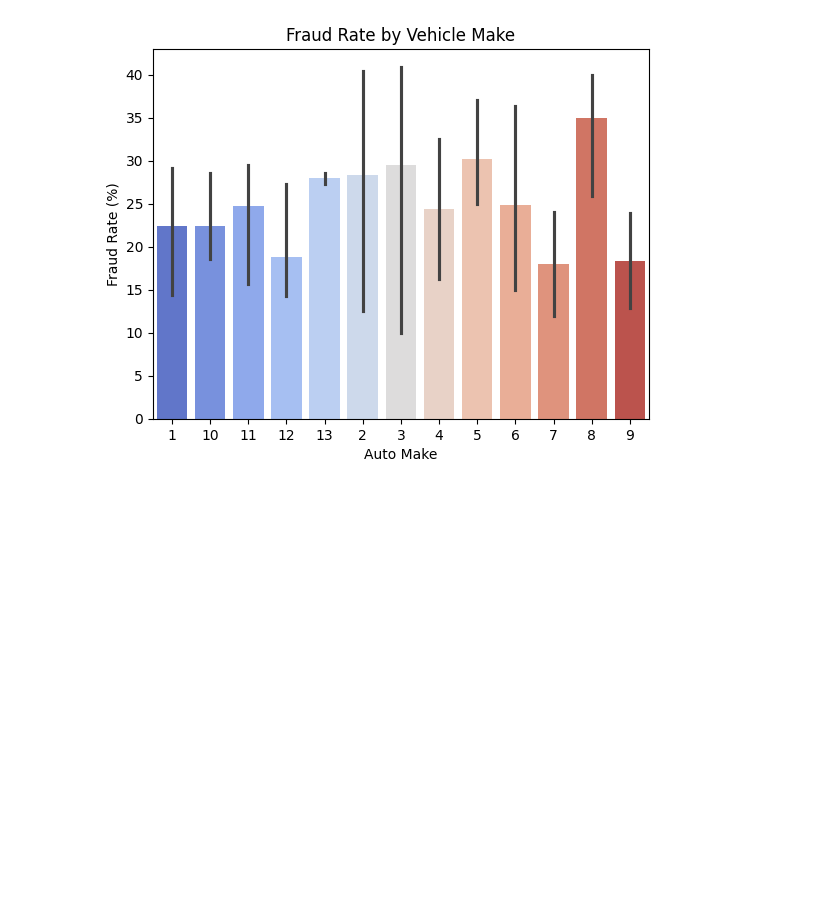
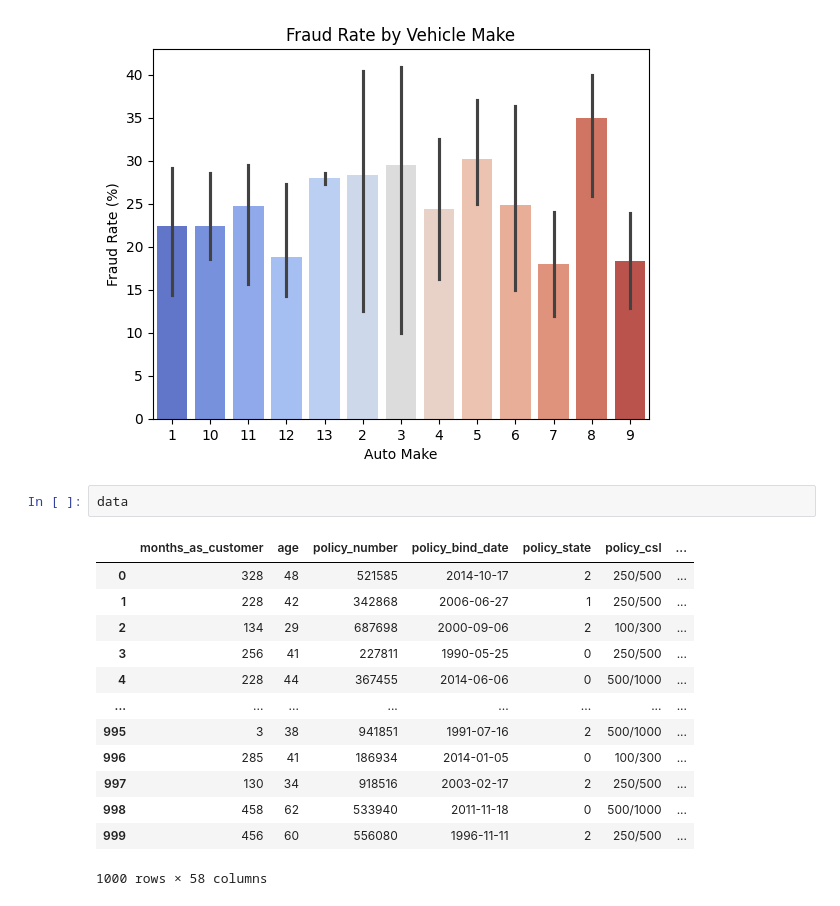
Before and after one commit to soplima/Automobile-Insurance-Claim-Prediction, a Jupyter notebook: InsuranceClaimAnalysis.ipynb, the cells around one changed output. Saved outputs shown, nothing was run; the diff lists cells and outputs as text; blank space fills up the shorter version.

```diff
--- a/InsuranceClaimAnalysis.ipynb
+++ b/InsuranceClaimAnalysis.ipynb
@@ -606,3 +606,19 @@ plt.show()
 # %% [output]
 [figure]
 [figure]
+# %%
+data
+# %% [output]
+|  | months_as_customer | age | policy_number | policy_bind_date | policy_state | policy_csl | ... |
+| 0 | 328 | 48 | 521585 | 2014-10-17 | 2 | 250/500 | ... |
+| 1 | 228 | 42 | 342868 | 2006-06-27 | 1 | 250/500 | ... |
+| 2 | 134 | 29 | 687698 | 2000-09-06 | 2 | 100/300 | ... |
+| 3 | 256 | 41 | 227811 | 1990-05-25 | 0 | 250/500 | ... |
+| 4 | 228 | 44 | 367455 | 2014-06-06 | 0 | 500/1000 | ... |
+| ... | ... | ... | ... | ... | ... | ... | ... |
+| 995 | 3 | 38 | 941851 | 1991-07-16 | 2 | 500/1000 | ... |
+| 996 | 285 | 41 | 186934 | 2014-01-05 | 0 | 100/300 | ... |
+| 997 | 130 | 34 | 918516 | 2003-02-17 | 2 | 250/500 | ... |
+| 998 | 458 | 62 | 533940 | 2011-11-18 | 0 | 500/1000 | ... |
+| 999 | 456 | 60 | 556080 | 1996-11-11 | 2 | 250/500 | ... |
+1000 rows × 58 columns
```
Also changed, not shown: parts of 3 cells of this notebook.
